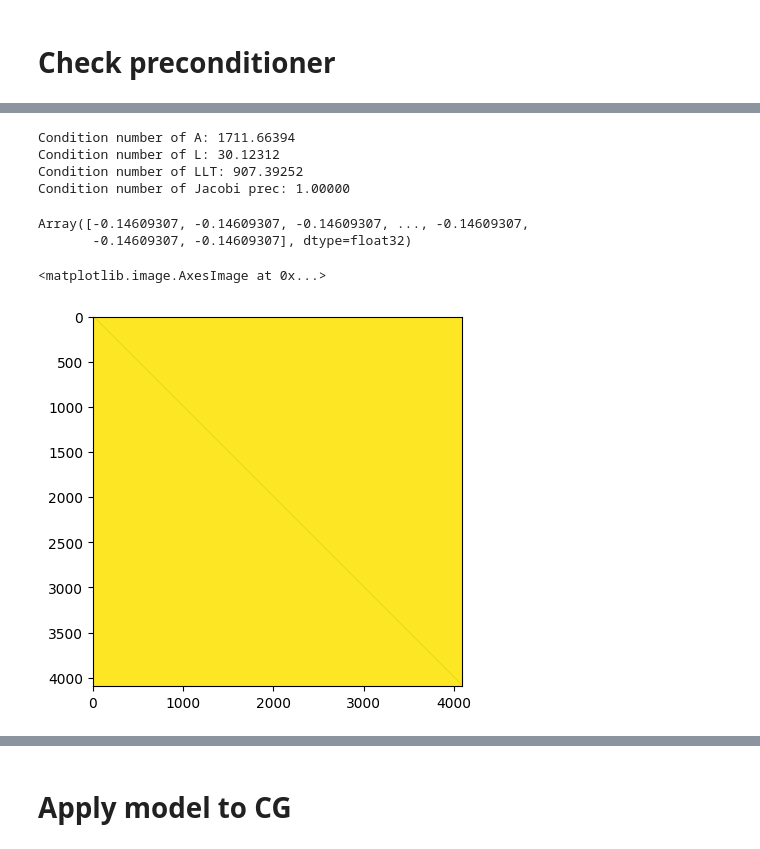
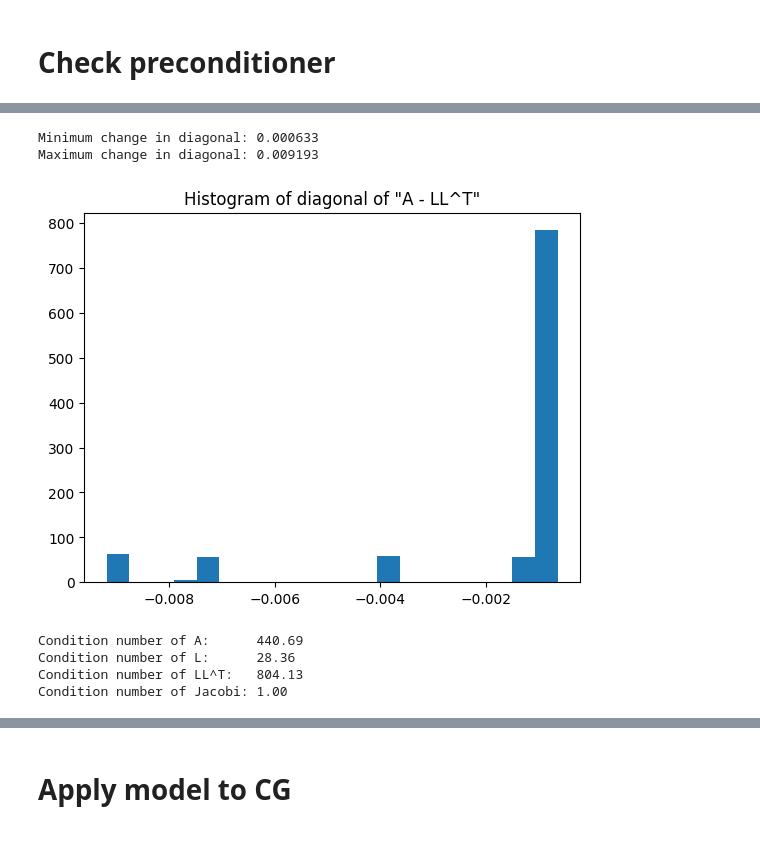
Before and after one commit to vltrifonov/PreCorrector, a Jupyter notebook: experiments/Poisson2D.ipynb, the cells around one changed output, grey strips where cells are left out. Saved outputs shown, nothing was run; the diff lists cells and outputs as text; code cells hidden in the pictures.

```diff
--- a/experiments/Poisson2D.ipynb
+++ b/experiments/Poisson2D.ipynb
@@ -139,18 +119,19 @@ Array(8.963949, dtype=float32)
+# %%
+print(f'Minimum change in diagonal: {jnp.abs((L[0, ...] @ L[0, ...].T).diagonal() - A_train.todense()[0, ...].diagonal()).min().item():.6f}')
+print(f'Maximum change in diagonal: {jnp.abs((L[0, ...] @ L[0, ...].T).diagonal() - A_train.todense()[0, ...].diagonal()).max().item():.6f}')
+plt.hist((L[0, ...] @ L[0, ...].T).diagonal() - A_train.todense()[0, ...].diagonal(), bins=20)
+plt.title('Histogram of diagonal of "A - LL^T"');
+# %% [output]
+Minimum change in diagonal: 0.000633
+Maximum change in diagonal: 0.009193
+[figure, added]
 # %%
-print(f'Condition number of A: {jnp.linalg.cond(A_train.todense()[0, ...]):.5f}')
-print(f'Condition number of L: {jnp.linalg.cond(L[0, ...]):.5f}')
-print(f'Condition number of LLT: {jnp.linalg.cond(L[0, ...] @ L[0, ...].T):.5f}')
-print(f'Condition number of Jacobi prec: {jnp.linalg.cond(jnp.diag(jnp.diag(A_train.todense()[0, ...]))):.5f}')
+print(f'Condition number of A:      {jnp.linalg.cond(A_train.todense()[0, ...]):.2f}')
+print(f'Condition number of L:      {jnp.linalg.cond(L[0, ...]):.2f}')
+print(f'Condition number of LL^T:   {jnp.linalg.cond(L[0, ...] @ L[0, ...].T):.2f}')
+print(f'Condition number of Jacobi: {jnp.linalg.cond(jnp.diag(jnp.diag(A_train.todense()[0, ...]))):.2f}')
 # %% [output]
-Condition number of A: 1711.66394
-Condition number of L: 30.12312
-Condition number of LLT: 907.39252
-Condition number of Jacobi prec: 1.00000
+Condition number of A:      440.69
+Condition number of L:      28.36
+Condition number of LL^T:   804.13
+Condition number of Jacobi: 1.00
-# %%
-display((L[0, ...] - L_before_train[0, ...]).diagonal())
-plt.imshow(jnp.diag((L[0, ...] - L_before_train[0, ...]).diagonal()))
-# %% [output]
-Array([-0.14609307, -0.14609307, -0.14609307, ..., -0.14609307,
-       -0.14609307, -0.14609307], dtype=float32)
-<matplotlib.image.AxesImage at 0x...>
-[figure, removed]
```
Also changed, not shown: parts of 37 cells of this notebook, 5 other files.
